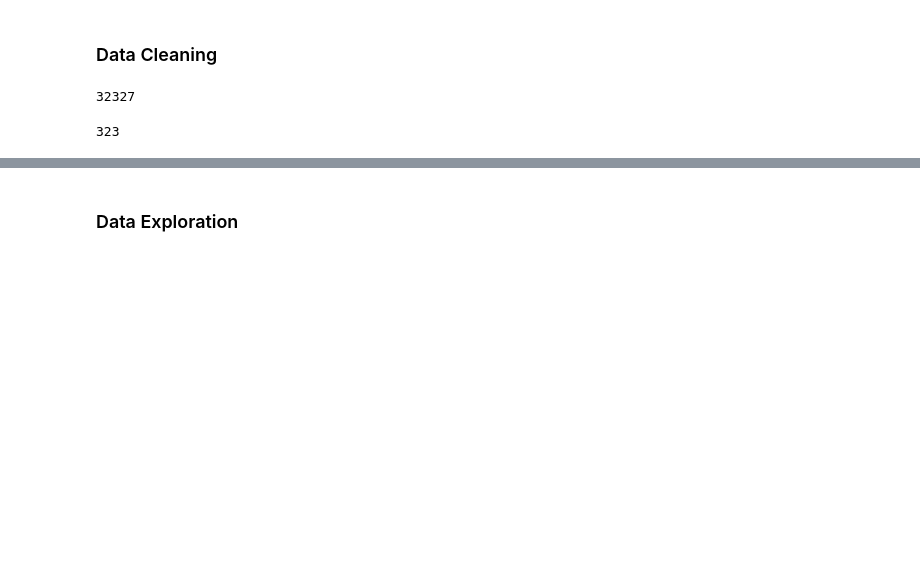
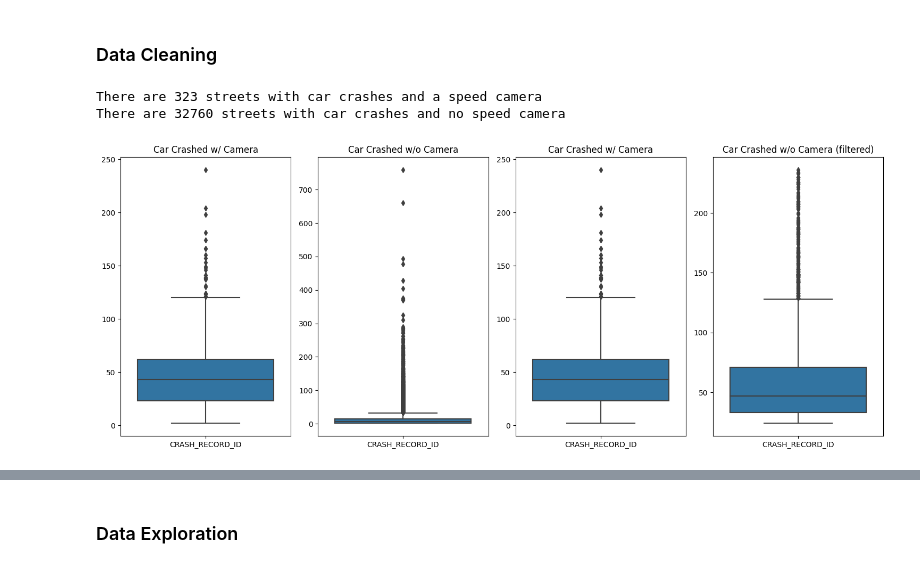
Before and after one commit to rroong/Speed_Camera, a Jupyter notebook: Speed_Camera.ipynb, the cells around one changed output, grey strips where cells are left out. Cells and saved outputs as stored; diff of their text form; code cells hidden in the pictures; blank space fills up the shorter version.

```diff
--- a/Speed_Camera.ipynb
+++ b/Speed_Camera.ipynb
@@ -68,2 +79,33 @@ camera_area = pd.concat([cameras['FULL_ADDR'],cameras['FULL_ADDR_UP'],cameras['F
 camera_crash = crash[crash['FULL_ADDR'].isin(camera_area)]
 no_camera_crash = crash[~crash['FULL_ADDR'].isin(camera_area)]
+# %%
+print("There are",len(camera_crash['FULL_ADDR'].unique()), "streets with car crashes and a speed camera")
+print("There are",len(no_camera_crash['FULL_ADDR'].unique()), "streets with car crashes and no speed camera")
+# %% [output]
+There are 323 streets with car crashes and a speed camera
+There are 32760 streets with car crashes and no speed camera
+# %%
+camera_crash_count = camera_crash[camera_crash['CRASH_DATE_MONTH']<datetime(2022,3,1).date()][['FULL_ADDR','CRASH_RECORD_ID']].groupby('FULL_ADDR').count()
+no_camera_crash_count = no_camera_crash[no_camera_crash['CRASH_DATE_MONTH']<datetime(2022,3,1).date()][['FULL_ADDR','CRASH_RECORD_ID']].groupby('FULL_ADDR').count()
+# %%
+filter_no_camera_crash_count= no_camera_crash_count[(no_camera_crash_count['CRASH_RECORD_ID']>camera_crash_count['CRASH_RECORD_ID'].quantile(.25))
+                                                    &(no_camera_crash_count['CRASH_RECORD_ID']<camera_crash_count['CRASH_RECORD_ID'].max())]
+# %%
+fig, axes = plt.subplots(1, 4, figsize = (15, 6))
+
+sns.boxplot(ax = axes[0], data = camera_crash_count).set_title('Car Crashed w/ Camera')
+sns.boxplot(ax = axes[1], data = no_camera_crash_count).set_title('Car Crashed w/o Camera')
+sns.boxplot(ax = axes[2], data = camera_crash_count).set_title('Car Crashed w/ Camera')
+sns.boxplot(ax = axes[3], data = filter_no_camera_crash_count).set_title('Car Crashed w/o Camera (filtered)')
+
+# Remove x-axis labels
+for ax in axes.flat:
+    ax.set(xlabel='')
+
+# Adjust layout
+plt.tight_layout()
+
+# Show the plot
+plt.show()
+# %% [output]
+[figure, added]
@@ -79,9 +148,0 @@ no_camera_crash_data = no_camera_crash[['CRASH_DATE','CRASH_RECORD_ID']].groupby
-# %%
-#Need to bootstrap control group. Sample size 323, 1000 samples
-len(no_camera_crash['FULL_ADDR'].unique())
-# %% [output]
-32327
-# %%
-len(camera_crash['FULL_ADDR'].unique())
-# %% [output]
-323
```
Also changed, not shown: parts of 37 cells of this notebook, 1 other file.
